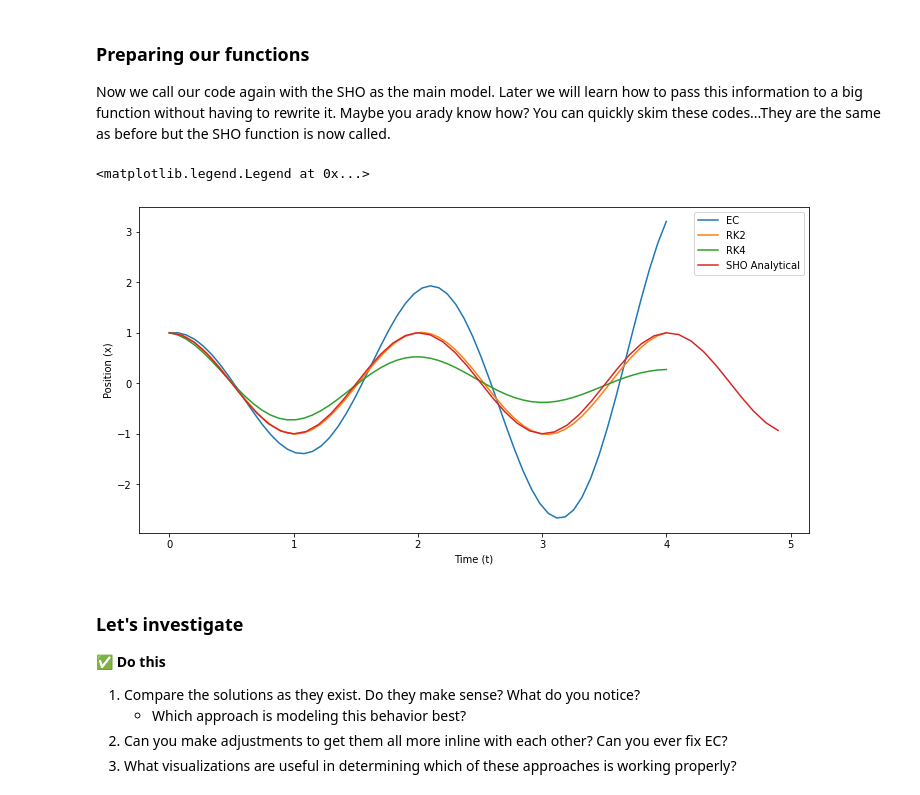
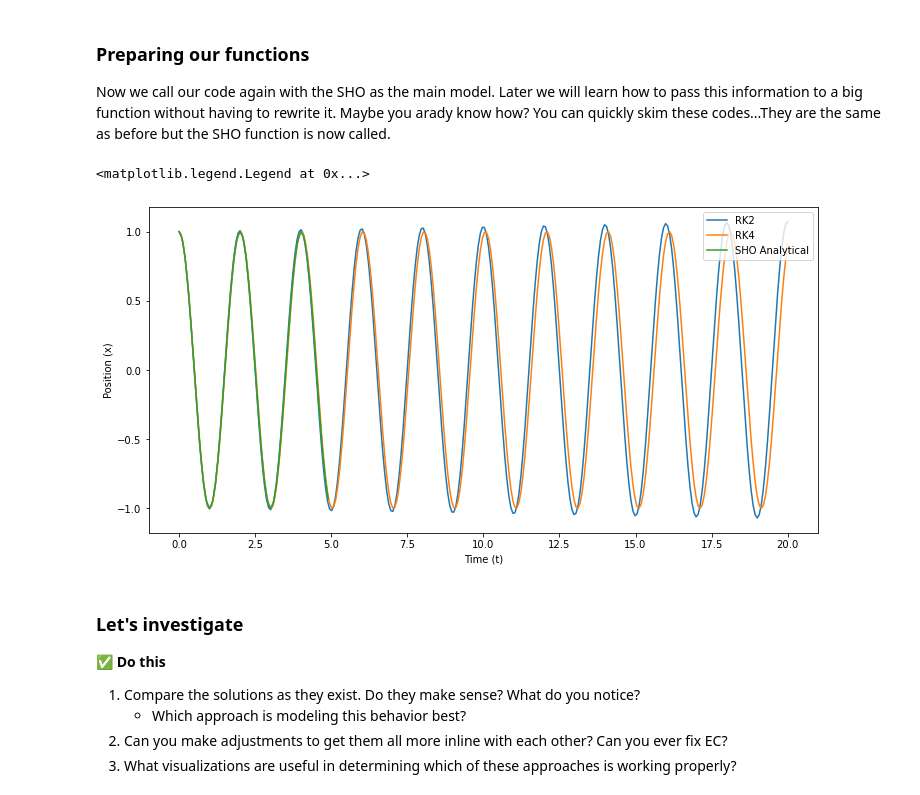
Before and after one commit to dannycab/phy415msu, a Jupyter notebook: MMIPbook/content/2_oscillations/activity-ODE-numerical.ipynb, the cells around one changed output. Cells and saved outputs as stored; diff of their text form; code cells hidden in the pictures.

```diff
--- a/MMIPbook/content/2_oscillations/activity-ODE-numerical.ipynb
+++ b/MMIPbook/content/2_oscillations/activity-ODE-numerical.ipynb
@@ -324,8 +324,9 @@ def RK4(y_arr, vy_arr, deltat, m, g, alpha, beta, tstart=0):
             k3_y, k3_vy = k3_y*deltat, k3_vy*deltat   ## DONT FORGET THE DELTAT FOR THESE LIKE I DID FOR AN HOUR!!!!
 
             k4_y, k4_vy = DeriveDragModel1D(y_arr[i]+k3_y, vy_arr[i]+k3_vy, m, g, alpha, beta)
+            k4_y, k4_vy = k4_y*deltat, k4_vy*deltat   ## DONT FORGET THE DELTAT FOR THESE LIKE I DID FOR AN HOUR!!!!
 
-            y_arr[i+1], vy_arr[i+1] = y_arr[i]+k4_y*deltat, vy_arr[i]+k4_vy*deltat
+            y_arr[i+1], vy_arr[i+1] = y_arr[i]+(1.0/6)*(k1_y+2*k2_y+2*k3_y+k4_y), vy_arr[i]+(1.0/6)*(k1_vy+2*k2_vy+2*k3_vy+k4_vy)
 
         ## Give us all that information we worked so hard for
         return t_arr, y_arr, vy_arr
@@ -567,8 +568,9 @@ def RK4_SHO(y_arr, vy_arr, deltat, g, l, tstart=0):
             k3_y, k3_vy = k3_y*deltat, k3_vy*deltat   ## DONT FORGET THE DELTAT FOR THESE LIKE I DID FOR AN HOUR!!!!
 
             k4_y, k4_vy = DeriveSHOModel1D(y_arr[i]+k3_y, vy_arr[i]+k3_vy, g, l)
+            k4_y, k4_vy = k4_y*deltat, k4_vy*deltat   ## DONT FORGET THE DELTAT FOR THESE LIKE I DID FOR AN HOUR!!!!
 
-            y_arr[i+1], vy_arr[i+1] = y_arr[i]+k4_y*deltat, vy_arr[i]+k4_vy*deltat
+            y_arr[i+1], vy_arr[i+1] = y_arr[i]+(1.0/6)*(k1_y+2*k2_y+2*k3_y+k4_y), vy_arr[i]+(1.0/6)*(k1_vy+2*k2_vy+2*k3_vy+k4_vy)
 
         ## Give us all that information we worked so hard for
         return t_arr, y_arr, vy_arr
@@ -580,8 +582,8 @@ def RK4_SHO(y_arr, vy_arr, deltat, g, l, tstart=0):
 ## Setup time
 
 t0 = 0
-tf = 4
-N = 60
+tf = 20
+N = 300
 deltat = (tf-t0)/N
 
 ## Setup parameters (feel free to adjust)
@@ -593,39 +595,39 @@ x_arr_EC = np.zeros(N)
 vx_arr_EC = np.zeros(N)
 x_arr_RK2 = np.zeros(N)
 vx_arr_RK2 = np.zeros(N)
 x_arr_RK4 = np.zeros(N)
 vx_arr_RK4 = np.zeros(N)
 
 x0 = 1
 vx0 = 0
 
 x_arr_EC[0] = x0
 x_arr_RK2[0] = x0
 x_arr_RK4[0] = x0
 
 
 ## Run our code
 t_arr_EC, x_arr_EC, vx_arr_EC = EC_SHO(x_arr_EC, vx_arr_EC, deltat, g, l, t0)
 t_arr_RK2, x_arr_RK2, vx_arr_RK2 = RK2_SHO(x_arr_RK2, vx_arr_RK2, deltat,  g, l, t0)
 t_arr_RK4, x_arr_RK4, vx_arr_RK4 = RK4_SHO(x_arr_RK4, vx_arr_RK4, deltat,  g, l, t0)
 
 
 ## Plot figures
 fig = plt.figure(figsize=(12,6))
 
-plt.plot(t_arr_EC,x_arr_EC)
-plt.plot(t_arr_RK2,x_arr_RK2)
-plt.plot(t_arr_RK4,x_arr_RK4)
+#plt.plot(t_arr_EC,x_arr_EC, label='EC')
+plt.plot(t_arr_RK2,x_arr_RK2, label='RK2')
+plt.plot(t_arr_RK4,x_arr_RK4, label='RK4')
 
 t = np.arange(0,5,0.1)
-plt.plot(t, x0*np.cos(np.sqrt(g/l)*t))
+plt.plot(t, x0*np.cos(np.sqrt(g/l)*t), label='SHO Analytical')
 
 plt.xlabel('Time (t)')
 plt.ylabel('Position (x)')
-plt.legend(['EC','RK2','RK4', 'SHO Analytical'])
+plt.legend(loc=1)
 # %% [output]
 <matplotlib.legend.Legend at 0x...>
-[figure, old version]
+[figure, new version]
 # %% [markdown]
 ### Let's investigate
 
```
Also changed, not shown: parts of 1 cell of this notebook.
